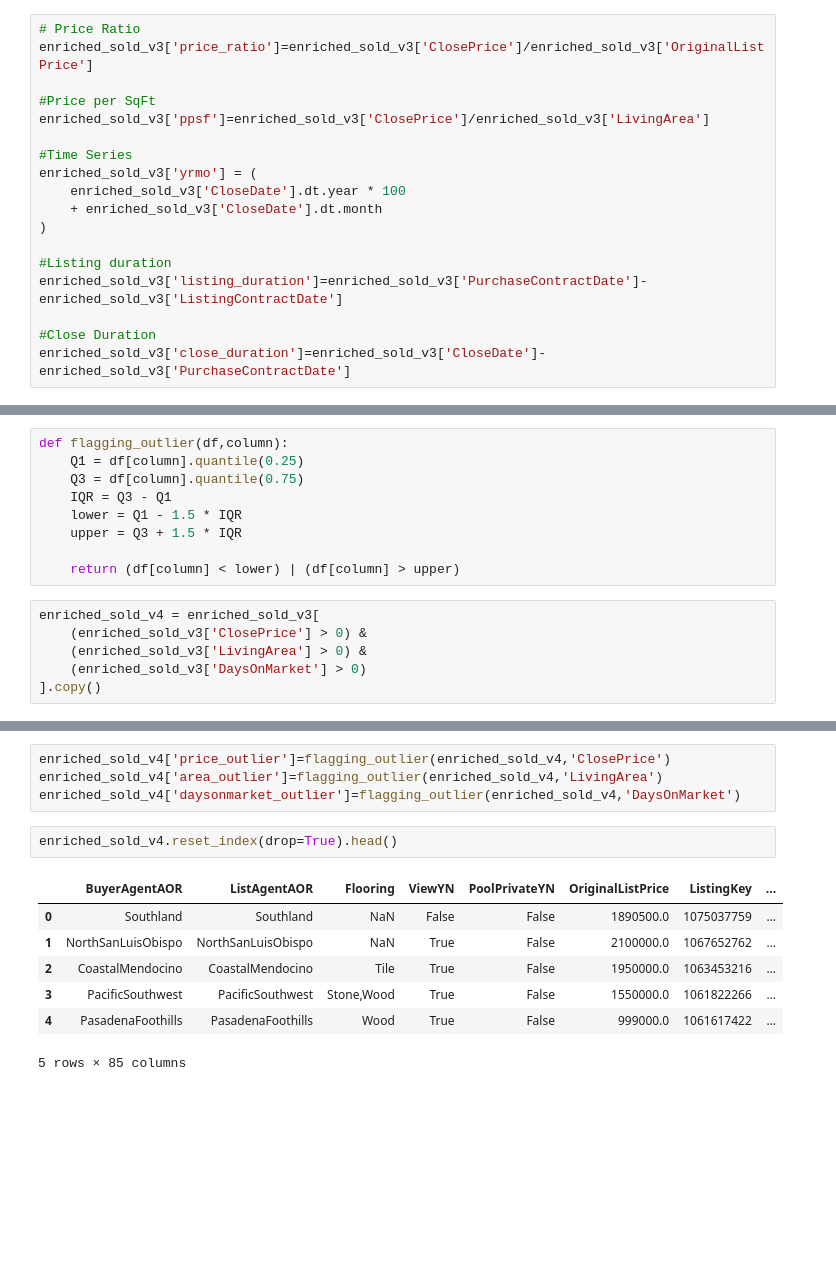
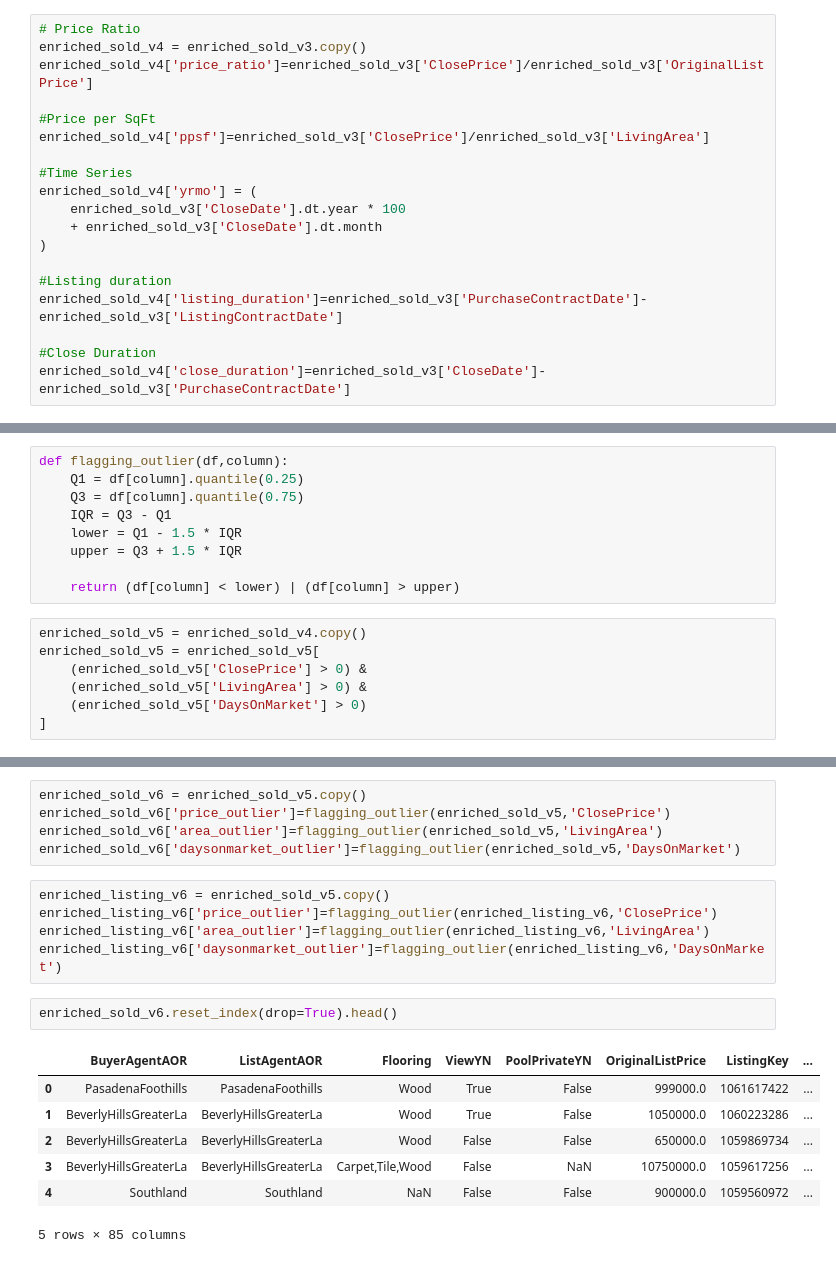
Before and after one commit to andrw0505/idxexchange, a Jupyter notebook: idx_deliverable.ipynb, the cells around one changed output, grey strips where cells are left out. Cells and saved outputs as stored; diff of their text form; blank space fills up the shorter version.

```diff
--- a/idx_deliverable.ipynb
+++ b/idx_deliverable.ipynb
@@ -660,19 +660,20 @@ enriched_listing_v3.to_csv('enriched_listing_v3.csv',index=True,encoding='utf-8-
 # Week 6- Feature Engineering and Market Metrics
 # %%
 # Price Ratio
-enriched_sold_v3['price_ratio']=enriched_sold_v3['ClosePrice']/enriched_sold_v3['OriginalListPrice']
+enriched_sold_v4 = enriched_sold_v3.copy()
+enriched_sold_v4['price_ratio']=enriched_sold_v3['ClosePrice']/enriched_sold_v3['OriginalListPrice']
 
 #Price per SqFt
-enriched_sold_v3['ppsf']=enriched_sold_v3['ClosePrice']/enriched_sold_v3['LivingArea']
+enriched_sold_v4['ppsf']=enriched_sold_v3['ClosePrice']/enriched_sold_v3['LivingArea']
 
 #Time Series
-enriched_sold_v3['yrmo'] = (
+enriched_sold_v4['yrmo'] = (
     enriched_sold_v3['CloseDate'].dt.year * 100
     + enriched_sold_v3['CloseDate'].dt.month
 )
 
 #Listing duration
-enriched_sold_v3['listing_duration']=enriched_sold_v3['PurchaseContractDate']-enriched_sold_v3['ListingContractDate']
+enriched_sold_v4['listing_duration']=enriched_sold_v3['PurchaseContractDate']-enriched_sold_v3['ListingContractDate']
 
 #Close Duration
-enriched_sold_v3['close_duration']=enriched_sold_v3['CloseDate']-enriched_sold_v3['PurchaseContractDate']
+enriched_sold_v4['close_duration']=enriched_sold_v3['CloseDate']-enriched_sold_v3['PurchaseContractDate']
@@ -769,8 +814,9 @@ def flagging_outlier(df,column):
 
     return (df[column] < lower) | (df[column] > upper)
 # %%
-enriched_sold_v4 = enriched_sold_v3[
-    (enriched_sold_v3['ClosePrice'] > 0) &
-    (enriched_sold_v3['LivingArea'] > 0) &
-    (enriched_sold_v3['DaysOnMarket'] > 0)
-].copy()
+enriched_sold_v5 = enriched_sold_v4.copy()
+enriched_sold_v5 = enriched_sold_v5[
+    (enriched_sold_v5['ClosePrice'] > 0) &
+    (enriched_sold_v5['LivingArea'] > 0) &
+    (enriched_sold_v5['DaysOnMarket'] > 0)
+]
@@ -777,14 +830,20 @@ enriched_sold_v4 = enriched_sold_v3[
 # %%
-enriched_sold_v4['price_outlier']=flagging_outlier(enriched_sold_v4,'ClosePrice')
-enriched_sold_v4['area_outlier']=flagging_outlier(enriched_sold_v4,'LivingArea')
-enriched_sold_v4['daysonmarket_outlier']=flagging_outlier(enriched_sold_v4,'DaysOnMarket')
+enriched_sold_v6 = enriched_sold_v5.copy()
+enriched_sold_v6['price_outlier']=flagging_outlier(enriched_sold_v5,'ClosePrice')
+enriched_sold_v6['area_outlier']=flagging_outlier(enriched_sold_v5,'LivingArea')
+enriched_sold_v6['daysonmarket_outlier']=flagging_outlier(enriched_sold_v5,'DaysOnMarket')
+# %%
+enriched_listing_v6 = enriched_sold_v5.copy()
+enriched_listing_v6['price_outlier']=flagging_outlier(enriched_listing_v6,'ClosePrice')
+enriched_listing_v6['area_outlier']=flagging_outlier(enriched_listing_v6,'LivingArea')
+enriched_listing_v6['daysonmarket_outlier']=flagging_outlier(enriched_listing_v6,'DaysOnMarket')
 # %%
-enriched_sold_v4.reset_index(drop=True).head()
+enriched_sold_v6.reset_index(drop=True).head()
 # %% [output]
 |  | BuyerAgentAOR | ListAgentAOR | Flooring | ViewYN | PoolPrivateYN | OriginalListPrice | ListingKey | ... |
-| 0 | Southland | Southland | NaN | False | False | 1890500.0 | 1075037759 | ... |
-| 1 | NorthSanLuisObispo | NorthSanLuisObispo | NaN | True | False | 2100000.0 | 1067652762 | ... |
-| 2 | CoastalMendocino | CoastalMendocino | Tile | True | False | 1950000.0 | 1063453216 | ... |
-| 3 | PacificSouthwest | PacificSouthwest | Stone,Wood | True | False | 1550000.0 | 1061822266 | ... |
-| 4 | PasadenaFoothills | PasadenaFoothills | Wood | True | False | 999000.0 | 1061617422 | ... |
+| 0 | PasadenaFoothills | PasadenaFoothills | Wood | True | False | 999000.0 | 1061617422 | ... |
+| 1 | BeverlyHillsGreaterLa | BeverlyHillsGreaterLa | Wood | True | False | 1050000.0 | 1060223286 | ... |
+| 2 | BeverlyHillsGreaterLa | BeverlyHillsGreaterLa | Wood | False | False | 650000.0 | 1059869734 | ... |
+| 3 | BeverlyHillsGreaterLa | BeverlyHillsGreaterLa | Carpet,Tile,Wood | False | NaN | 10750000.0 | 1059617256 | ... |
+| 4 | Southland | Southland | NaN | False | False | 900000.0 | 1059560972 | ... |
 5 rows × 85 columns
```
Also changed, not shown: parts of 24 cells of this notebook.
